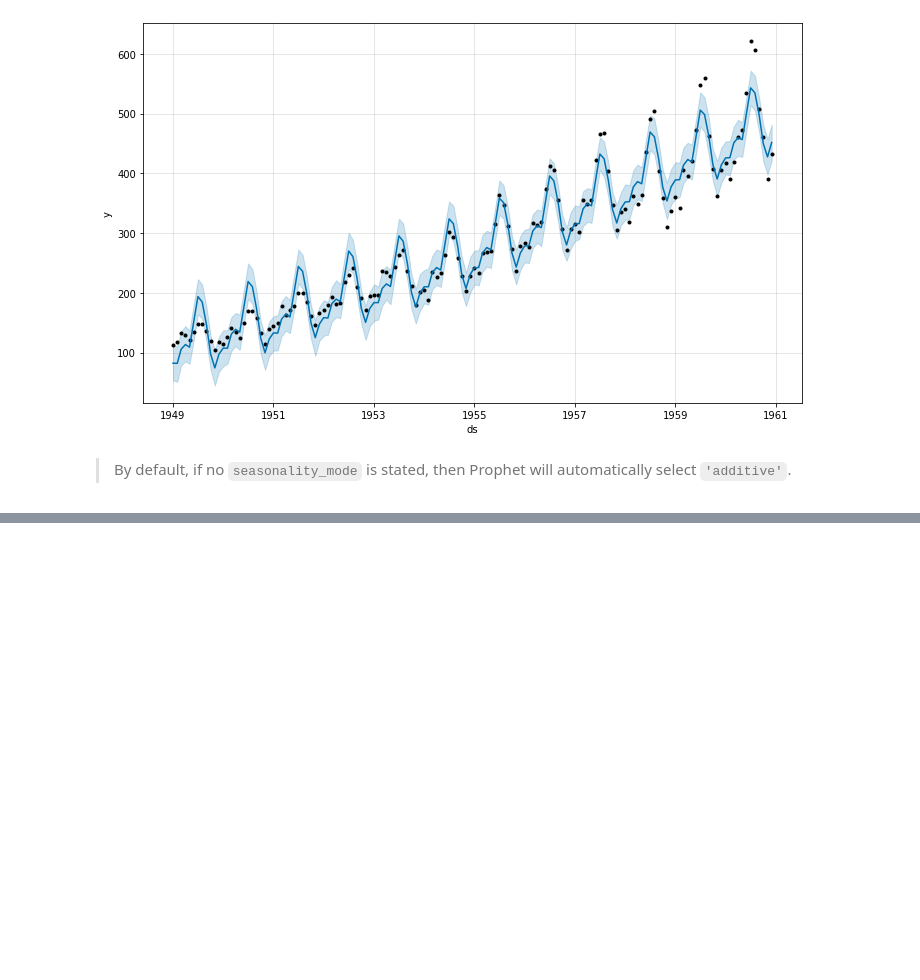
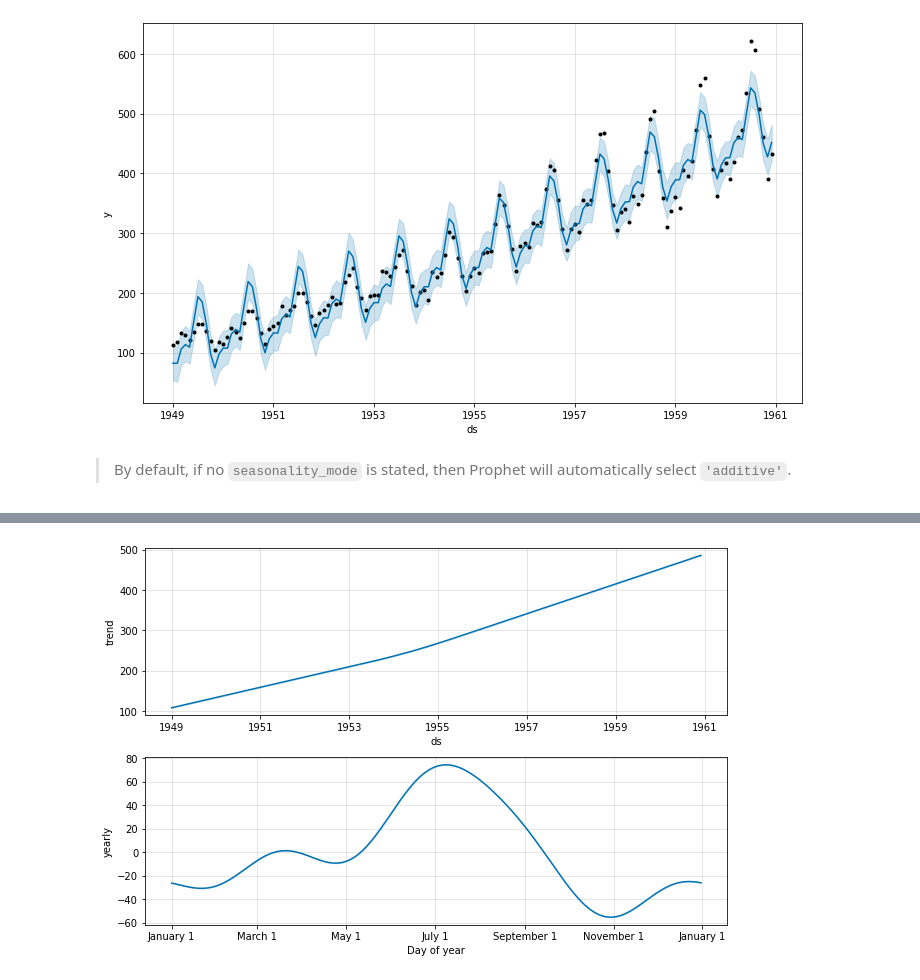
Before and after one commit to caiosainvallio/time-series, a Jupyter notebook: prophet/03_seasonality.ipynb, the cells around one changed output, grey strips where cells are left out. Cells and saved outputs as stored; diff of their text form; code cells hidden in the pictures; blank space fills up the shorter version.

```diff
--- a/prophet/03_seasonality.ipynb
+++ b/prophet/03_seasonality.ipynb
@@ -35,0 +58,5 @@ Optimization terminated normally:
+# %%
+fig_a2 = model_a.plot_components(forecast_a)
+plt.show()
+# %% [output]
+[figure, added]
```
Also changed, not shown: parts of 6 cells of this notebook.
